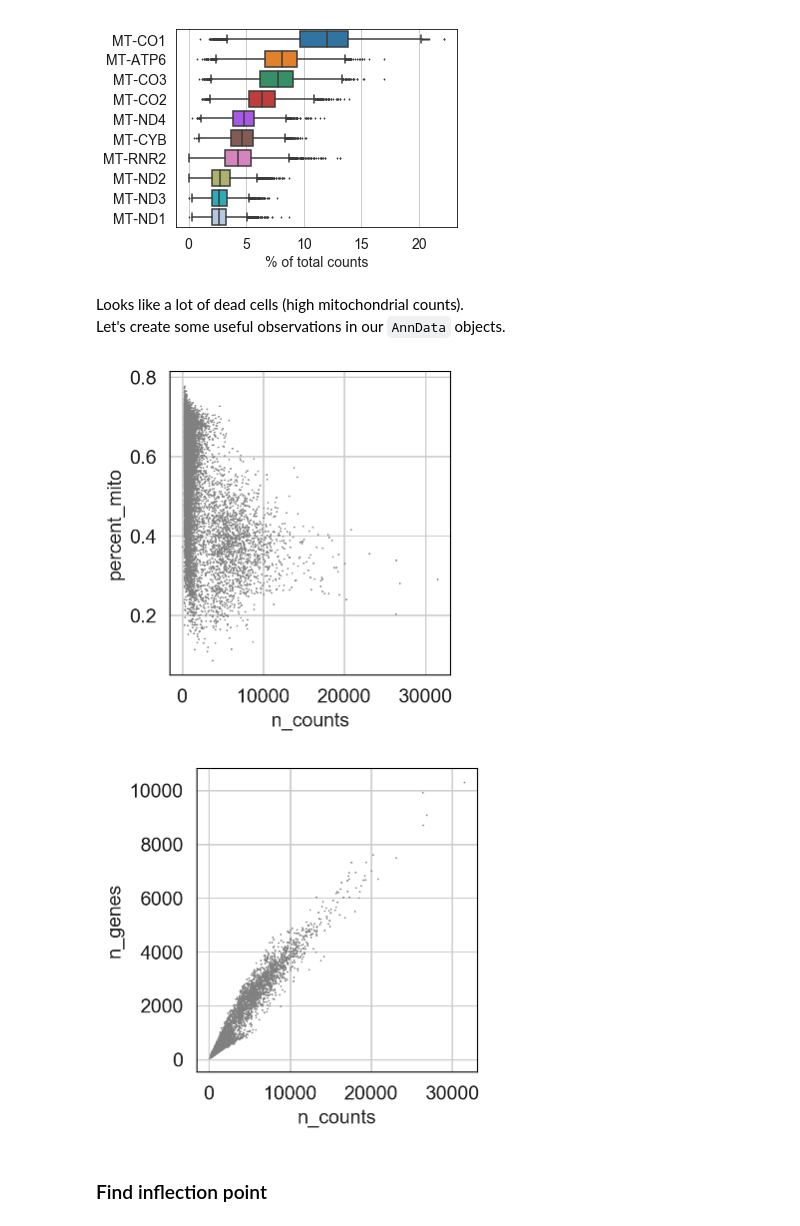
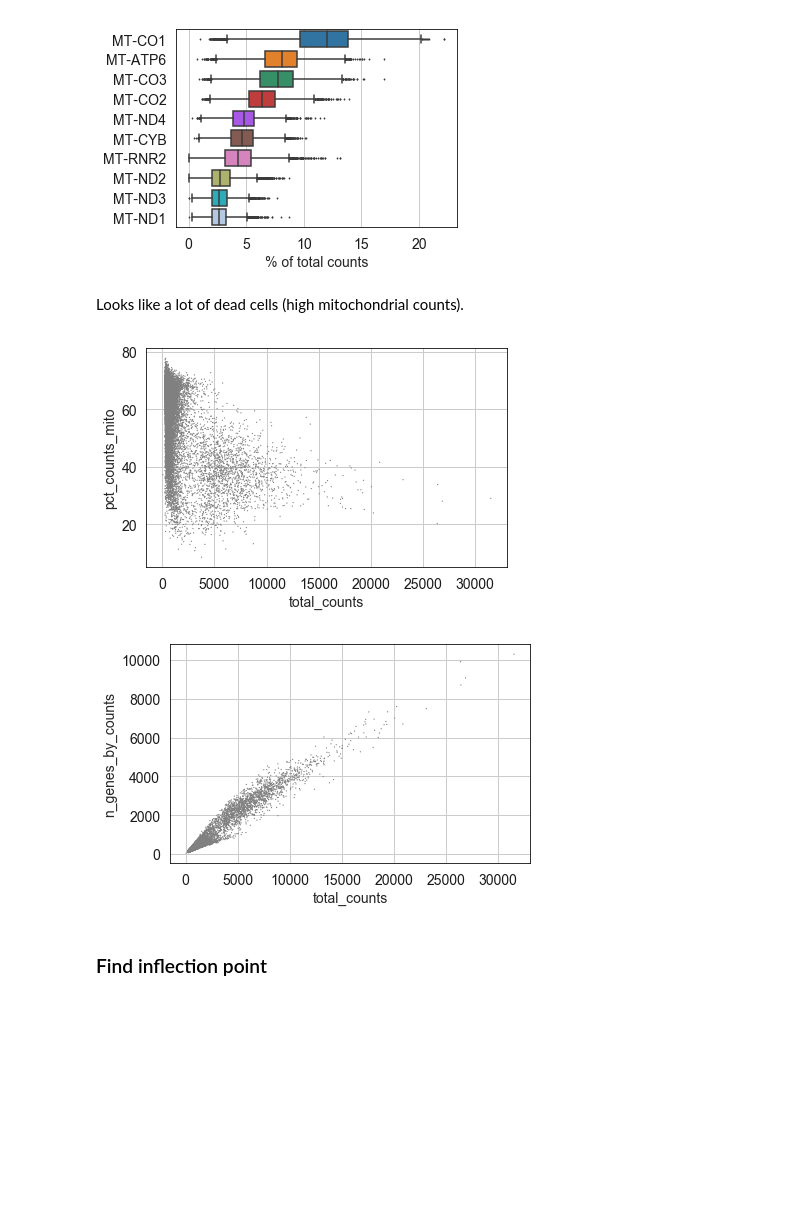
Before and after one commit to codyheiser/dropkick, a Jupyter notebook: QC_classifier_dev_CH.ipynb, the cells around one changed output. Saved outputs shown, nothing was run; the diff lists cells and outputs as text; code cells hidden in the pictures; blank space fills up the shorter version.

```diff
--- a/QC_classifier_dev_CH.ipynb
+++ b/QC_classifier_dev_CH.ipynb
@@ -3,7 +3,7 @@
 # %%
-from ml_utils import *
 from QC import *
-sc.settings.set_figure_params(dpi=100)
+from ml_utils import reorder_adata, gf_icf, recipe_fcc
+sc.settings.set_figure_params(dpi=80)
 # %%
 # reload fcc module while working
 import sys
@@ -23,0 +21,12 @@ s1.shape
+# %%
+%%time
+# quick reordering of AnnData object, since our inflection point analysis assumes that libraries are sorted from highest to lowest quality
+reorder_adata(s1)
+
+# create new "observations" as percent and mean mito genes
+s1.var['mito'] = s1.var_names.str.contains('MT-') # identify mitochondrial genes
+s1.obs['mean_mito'] = np.mean(s1[:,s1.var['mito']].X, axis=1) # add average mitochondrial expression to .obs
+sc.pp.calculate_qc_metrics(s1, qc_vars=['mito'], inplace=True) # calculate standard qc .obs and .var
+
+# rank cells by total counts and save as .obs
+s1.obs['ranked_total_counts'] = np.argsort(s1.obs['total_counts'])
@@ -28,26 +40,12 @@ sc.pl.highest_expr_genes(s1, n_top=10)
 [figure]
 # %% [markdown]
 Looks like a lot of dead cells (high mitochondrial counts).
-Let's create some useful observations in our `AnnData` objects.
-# %%
-# get total counts for each observation (cell)
-s1.obs['n_counts'] = s1.X.sum(axis=1)
-
-# get total number of genes detected for each observation (cell)
-s1.obs['n_genes'] = s1.X.astype(bool).sum(axis=1)
-
-# quick reordering of AnnData object, since our analysis assumes libraries sorted from highest to lowest quality
-reorder_AnnData(s1)
-
-# create new "observations" of percent mito reads per cell
-mito_genes = s1.var_names.str.startswith('MT-')
-s1.obs['percent_mito'] = np.sum(s1[:, mito_genes].X, axis=1) / s1.obs['n_counts']
 # %%
 # look at low-quality and dead cell distribution
-sc.pl.scatter(s1, x='n_counts', y='percent_mito')
+sc.pl.scatter(s1, x='total_counts', y='pct_counts_mito')
 # %% [output]
-[figure, old version]
+[figure, new version]
 # %%
-sc.pl.scatter(s1, x='n_counts', y='n_genes')
+sc.pl.scatter(s1, x='total_counts', y='n_genes_by_counts')
 # %% [output]
-[figure, old version]
+[figure, new version]
```
Also changed, not shown: parts of 65 cells of this notebook.
